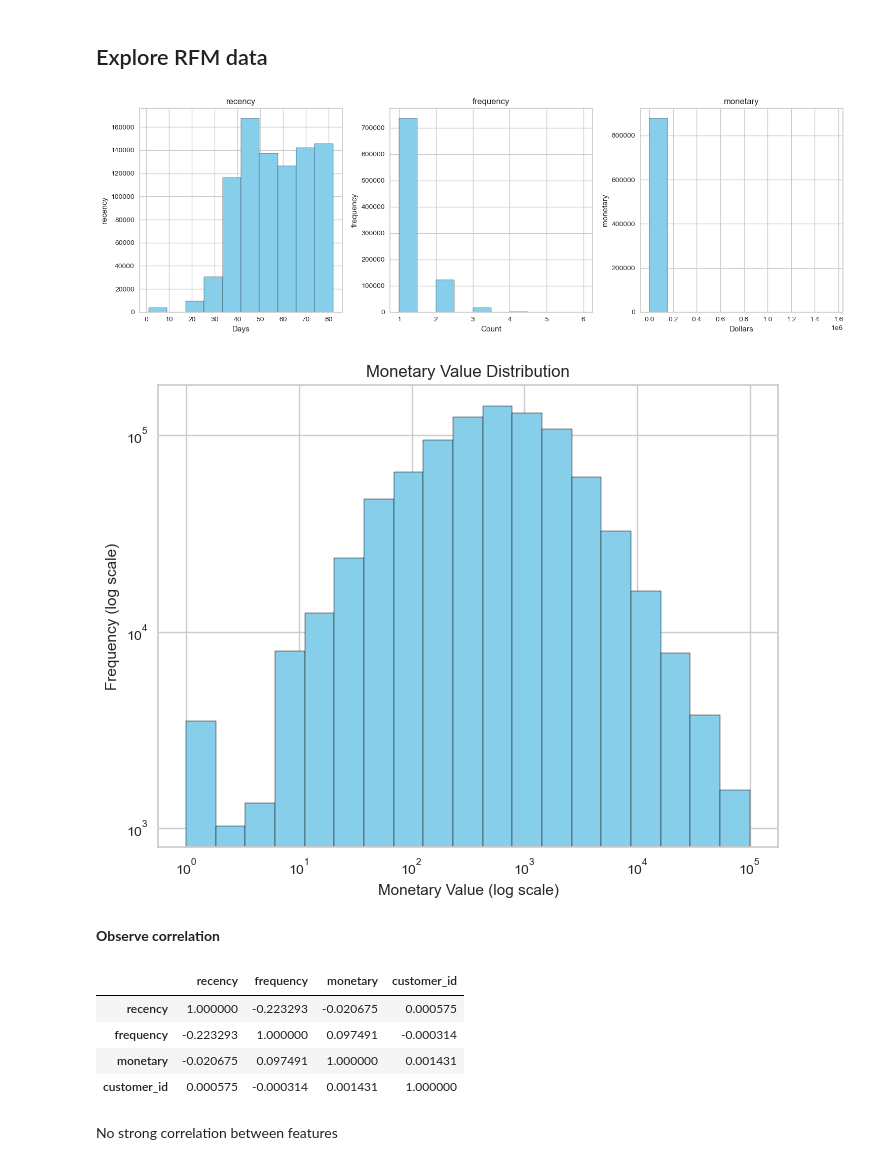
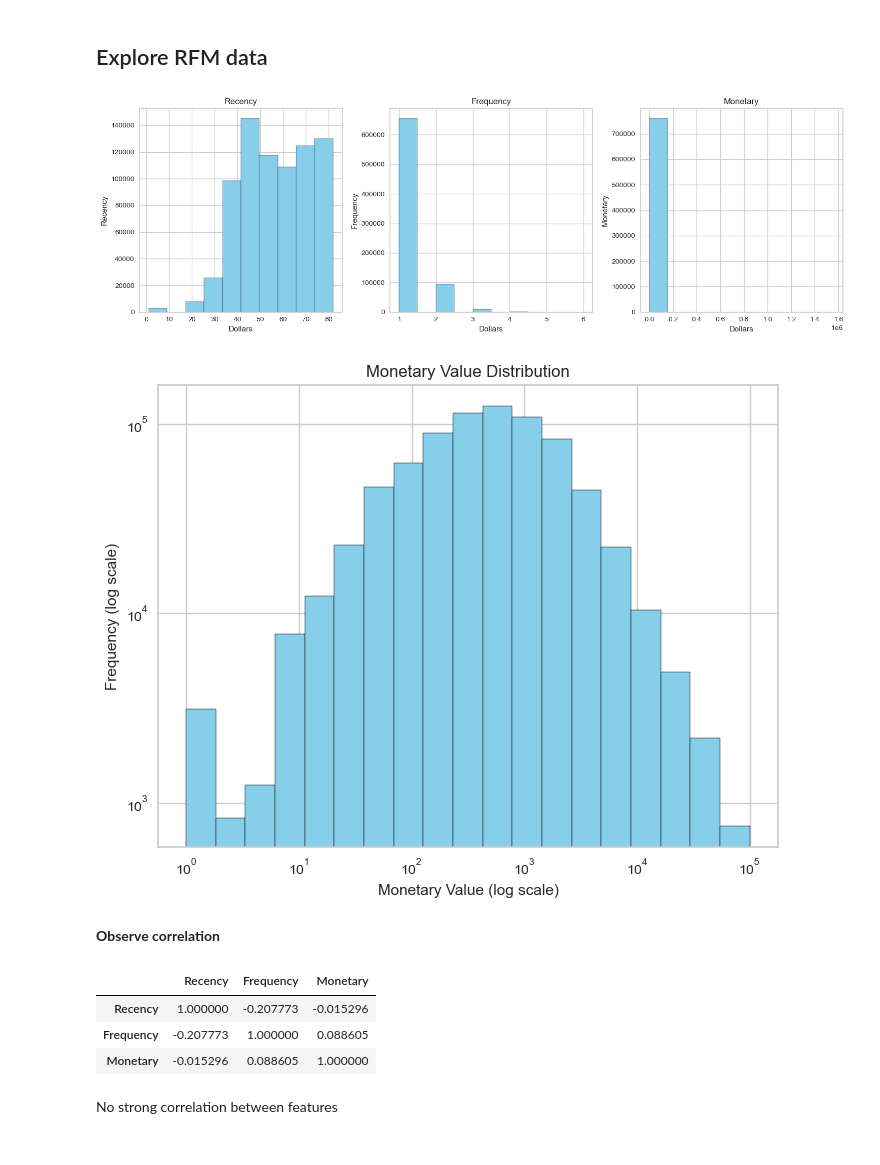
Before and after one commit to Emerald-GitHub/RFM-Based-Customer-Segmentation, a Jupyter notebook: Notebooks/RFM_Customer_Segmentation_solution.ipynb, the cells around one changed output. Cells and saved outputs as stored; diff of their text form; code cells hidden in the pictures.

```diff
--- a/Notebooks/RFM_Customer_Segmentation_solution.ipynb
+++ b/Notebooks/RFM_Customer_Segmentation_solution.ipynb
@@ -320,7 +368,4 @@ T         1
 Name: CustGender, dtype: int64
-# %%
-# Replace 'T' with 'M' in the 'gender' column
-df["CustGender"] = df['CustGender'].replace('T', 'M')
 # %%
 plt.figure(figsize=(6,4))
 sns.countplot(x='CustGender', data=df, palette='pastel')
@@ -386,5 +443,3 @@ df[df["TransactionAmount (INR)"] == 0].value_counts().sum()
-# %%
-df.drop(df[df["TransactionAmount (INR)"] == 0].index.tolist(), axis = 0, inplace = True)
 # %%
 plt.figure(figsize=(10,6))
 sns.boxplot(df["TransactionAmount (INR)"])
@@ -524,15 +531,13 @@ monetary.head()
 ## Create RFM table
 # %%
 # create the RFM table
-RFM_table = pd.concat([recency,frequency,monetary], axis = 1)
+rfm = pd.concat([recency,frequency,monetary], axis = 1)
 
 # Add CustomerID as a column (from the index)
-RFM_table['customer_id'] = RFM_table.index
-RFM_table['customer_id'] = RFM_table['customer_id'].str.extract('(\d+)').astype(int)
-# (Optional) Move CustomerID to the first column for better readability
-#cols = ['customer_id'] + [col for col in RFM_table.columns if col != 'CustomerID']
-#RFM_table = RFM_table[cols]
+rfm['CustomerID'] = rfm.index
+cols = ['CustomerID'] + [col for col in rfm.columns if col != 'CustomerID']
+rfm = rfm[cols]
 # %%
-RFM_table = RFM_table.rename(columns = {"customer_id" : "customer_id","TransactionDate" : "recency","TransactionID": "frequency","TransactionAmount (INR)": "monetary" })
-RFM_table.head()
+rfm = rfm.rename(columns = {"TransactionDate" : "Recency","TransactionID": "Frequency","TransactionAmount (INR)": "Monetary" })
+rfm.head()
 # %% [output]
@@ -555,11 +560,11 @@ df[df["CustomerID"] == "C1010012" ]
 fig, axes = plt.subplots(1, 3, figsize=(15, 5))
 
 # Create a list of column names
-columns = ['recency', 'frequency', 'monetary']
+columns = ['Recency', 'Frequency', 'Monetary']
 
 # Use a for loop to plot histograms for each column
 for i, col in enumerate(columns):
-    axes[i].hist(RFM_table[col], bins=10, color='skyblue', edgecolor='black')
+    axes[i].hist(rfm[col], bins=10, color='skyblue', edgecolor='black')
     axes[i].set_title(col)
     axes[i].set_xlabel('Days' if col == 'recency' else 'Count' if col == 'frequency' else 'Dollars')
     axes[i].set_ylabel(col)
@@ -568,28 +573,27 @@ for i, col in enumerate(columns):
 plt.tight_layout()
 plt.show()
 # %% [output]
-[figure, old version]
+[figure, new version]
 # %%
 plt.figure(figsize=(8, 6))
-plt.hist(RFM_table["monetary"], bins=np.logspace(0, 5, 20), color='skyblue', edgecolor='black')
+plt.hist(rfm["Monetary"], bins=np.logspace(0, 5, 20), color='skyblue', edgecolor='black')
 plt.title('Monetary Value Distribution')
 plt.xlabel('Monetary Value (log scale)')
 plt.ylabel('Frequency (log scale)')
 plt.xscale('log')  # Set x-axis to logarithmic scale
 plt.yscale('log')  # Set y-axis to logarithmic scale
 plt.show()
 # %% [output]
-[figure, old version]
+[figure, new version]
 # %% [markdown]
 **Observe correlation**
 # %%
-RFM_table.corr()
+rfm.corr()
 # %% [output]
-|  | recency | frequency | monetary | customer_id |
-| recency | 1.000000 | -0.223293 | -0.020675 | 0.000575 |
-| frequency | -0.223293 | 1.000000 | 0.097491 | -0.000314 |
-| monetary | -0.020675 | 0.097491 | 1.000000 | 0.001431 |
-| customer_id | 0.000575 | -0.000314 | 0.001431 | 1.000000 |
+|  | Recency | Frequency | Monetary |
+| Recency | 1.000000 | -0.207773 | -0.015296 |
+| Frequency | -0.207773 | 1.000000 | 0.088605 |
+| Monetary | -0.015296 | 0.088605 | 1.000000 |
 # %% [markdown]
 No strong correlation between features
 # %% [markdown]
```
Also changed, not shown: parts of 132 cells of this notebook, 6 other files.
